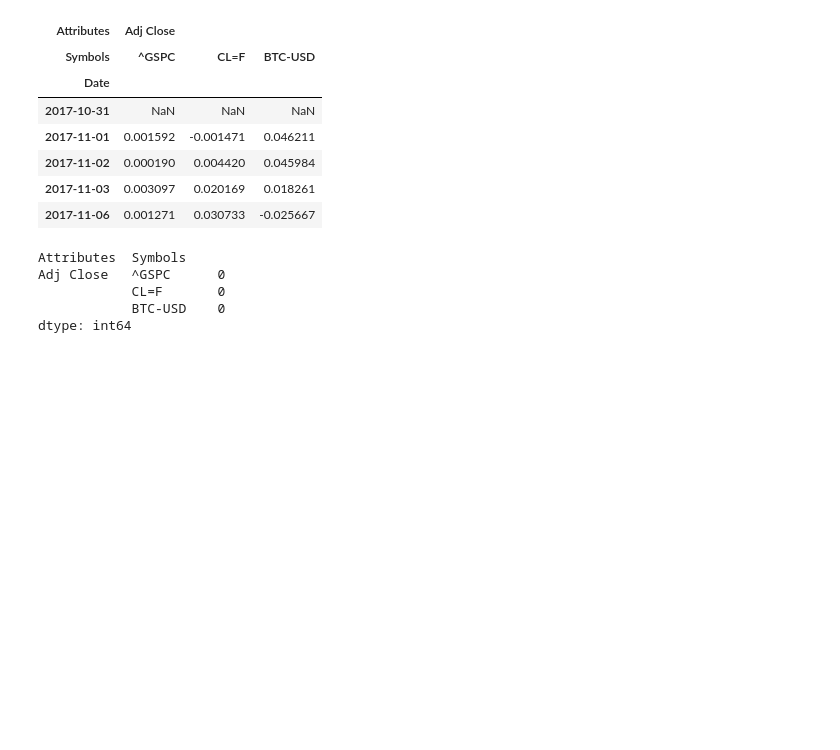
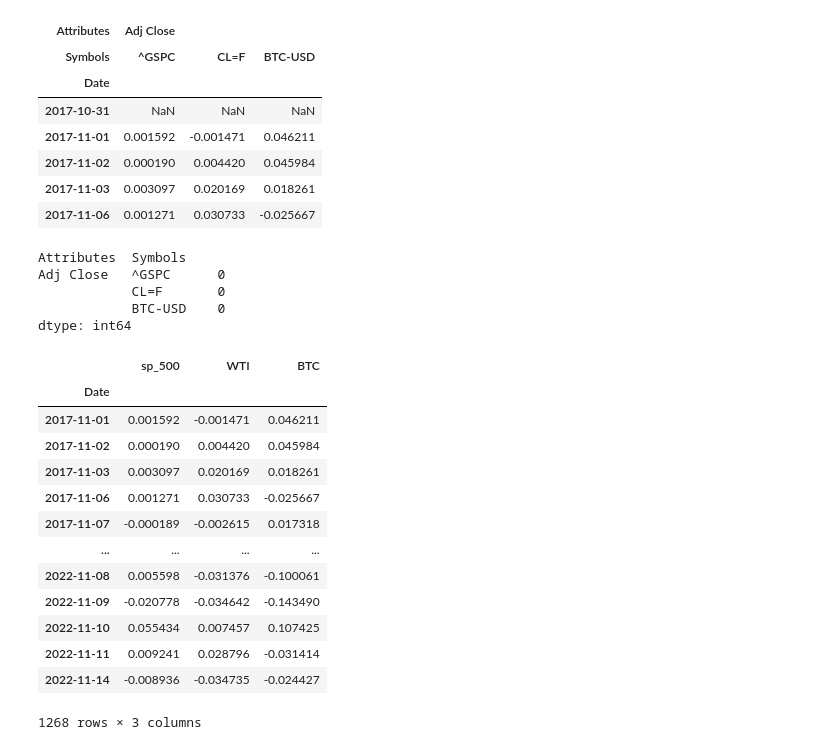
Before and after one commit to robel-codes/asset-correlation-analysis, a Jupyter notebook: data_collection.ipynb, the cells around one changed output. Drawn from its saved outputs; the diff is of its cells as text; code cells hidden in the pictures; blank space fills up the shorter version.

```diff
--- a/data_collection.ipynb
+++ b/data_collection.ipynb
@@ -105,5 +105,25 @@ Adj Close   ^GSPC      0
             CL=F       0
             BTC-USD    0
 dtype: int64
+# %%
+p_returns.columns = [' '.join(col).strip() for col in p.columns.values]
+columns = ["sp_500", "WTI", "BTC"]
+p_returns.columns = columns
+p_returns
+# %% [output]
+|  | sp_500 | WTI | BTC |
+| Date |  |  |  |
+| 2017-11-01 | 0.001592 | -0.001471 | 0.046211 |
+| 2017-11-02 | 0.000190 | 0.004420 | 0.045984 |
+| 2017-11-03 | 0.003097 | 0.020169 | 0.018261 |
+| 2017-11-06 | 0.001271 | 0.030733 | -0.025667 |
+| 2017-11-07 | -0.000189 | -0.002615 | 0.017318 |
+| ... | ... | ... | ... |
+| 2022-11-08 | 0.005598 | -0.031376 | -0.100061 |
+| 2022-11-09 | -0.020778 | -0.034642 | -0.143490 |
+| 2022-11-10 | 0.055434 | 0.007457 | 0.107425 |
+| 2022-11-11 | 0.009241 | 0.028796 | -0.031414 |
+| 2022-11-14 | -0.008936 | -0.034735 | -0.024427 |
+1268 rows × 3 columns
 # %%
 # concate with weather data
```
Also changed, not shown: parts of 5 cells of this notebook.
